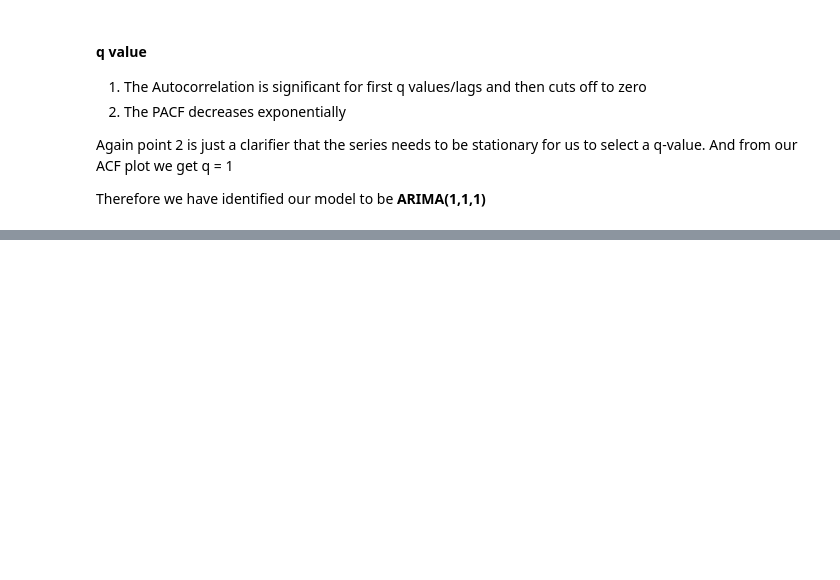
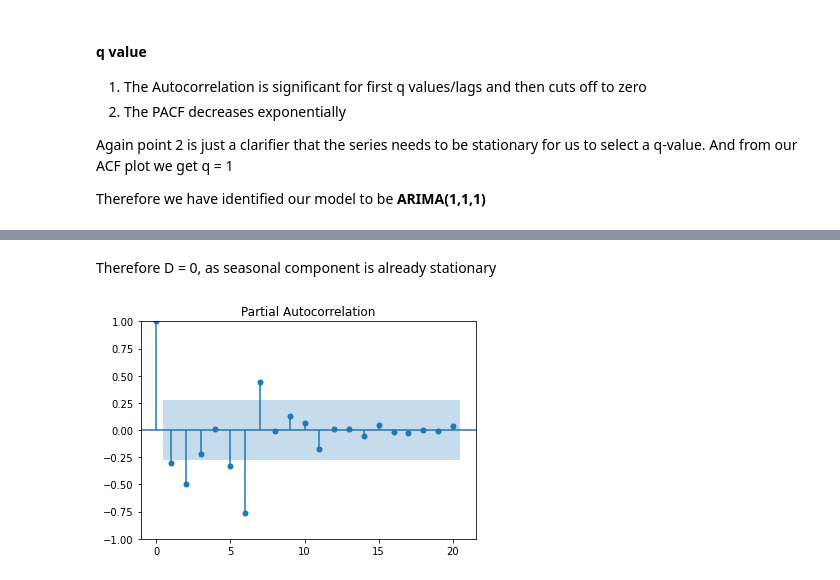
Before and after one commit to majimearun/crux-round3-tasks, a Jupyter notebook: task1/arima.ipynb, the cells around one changed output, grey strips where cells are left out. Cells and saved outputs as stored; diff of their text form; code cells hidden in the pictures; blank space fills up the shorter version.

```diff
--- a/task1/arima.ipynb
+++ b/task1/arima.ipynb
@@ -210,0 +194,4 @@ er.mape()
+# %%
+seasonal = ts_decompose.seasonal
+fig = px.line(seasonal, title="Seasonality")
+fig.show()
@@ -210,0 +204,6 @@ er.mape()
+# %% [markdown]
+Therefore D = 0, as seasonal component is already stationary
+# %%
+s_pacf = plot_pacf(seasonal, lags=20, method="ywm")
+# %% [output]
+[figure, added]
```
Also changed, not shown: parts of 33 cells of this notebook.
